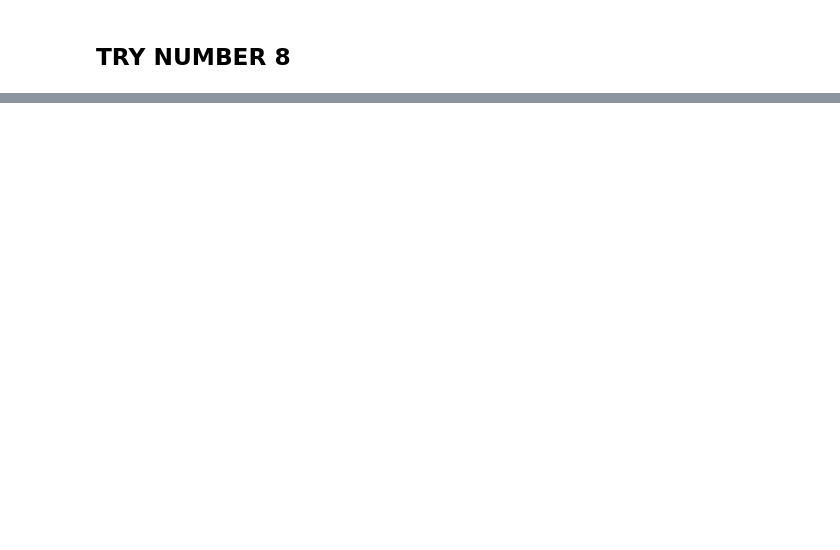
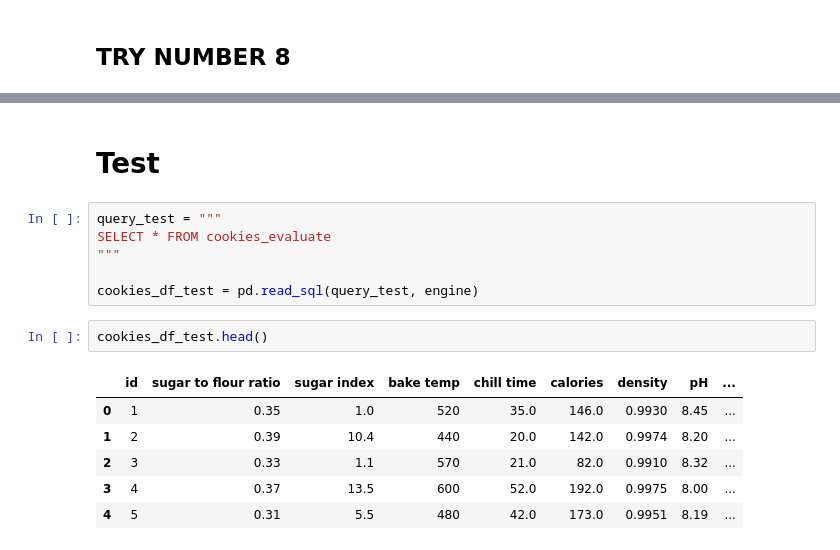
Before and after one commit to roger-roig/datathlon, a Jupyter notebook: cookies_roger.ipynb, the cells around one changed output, grey strips where cells are left out. Cells and saved outputs as stored; diff of their text form; blank space fills up the shorter version.

```diff
--- a/cookies_roger.ipynb
+++ b/cookies_roger.ipynb
@@ -476,0 +521,17 @@ for i in range(len(scores_list_try_8)):
+# %% [markdown]
+# Test
+# %%
+query_test = """
+SELECT * FROM cookies_evaluate
+"""
+
+cookies_df_test = pd.read_sql(query_test, engine)
+# %%
+cookies_df_test.head()
+# %% [output]
+|  | id | sugar to flour ratio | sugar index | bake temp | chill time | calories | density | pH | ... |
+| 0 | 1 | 0.35 | 1.0 | 520 | 35.0 | 146.0 | 0.9930 | 8.45 | ... |
+| 1 | 2 | 0.39 | 10.4 | 440 | 20.0 | 142.0 | 0.9974 | 8.20 | ... |
+| 2 | 3 | 0.33 | 1.1 | 570 | 21.0 | 82.0 | 0.9910 | 8.32 | ... |
+| 3 | 4 | 0.37 | 13.5 | 600 | 52.0 | 192.0 | 0.9975 | 8.00 | ... |
+| 4 | 5 | 0.31 | 5.5 | 480 | 42.0 | 173.0 | 0.9951 | 8.19 | ... |
```
Also changed, not shown: parts of 16 cells of this notebook.
